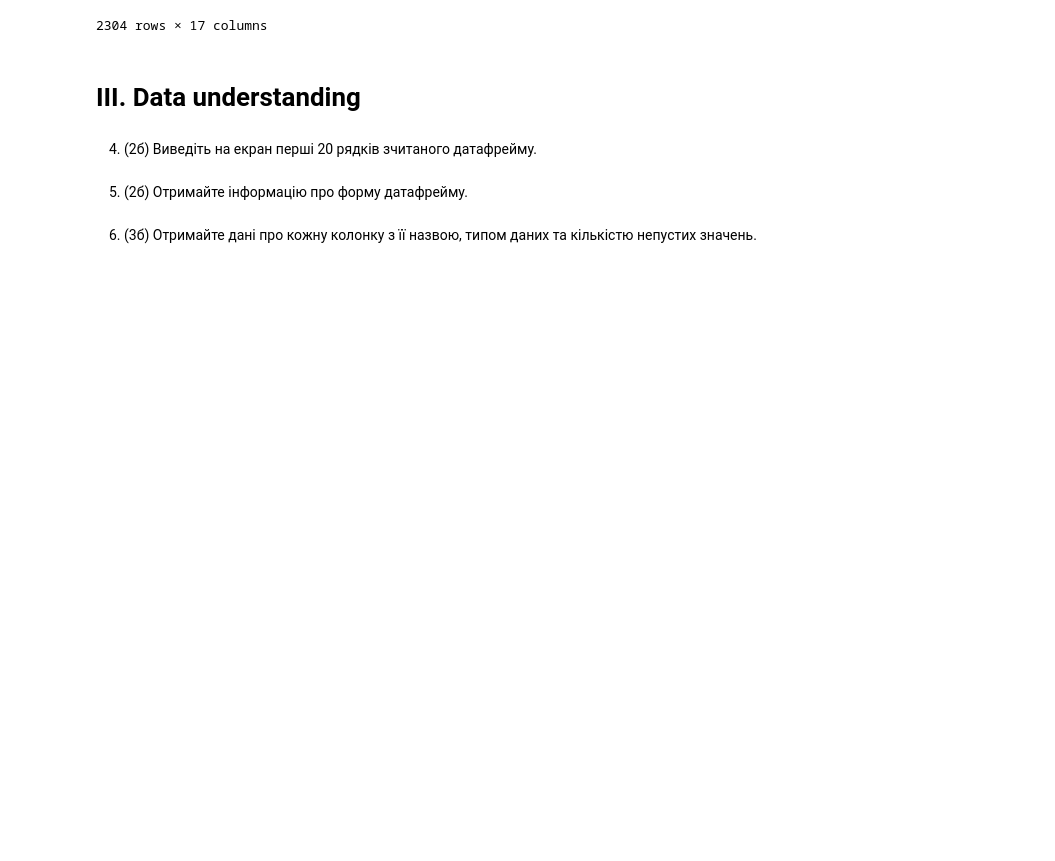
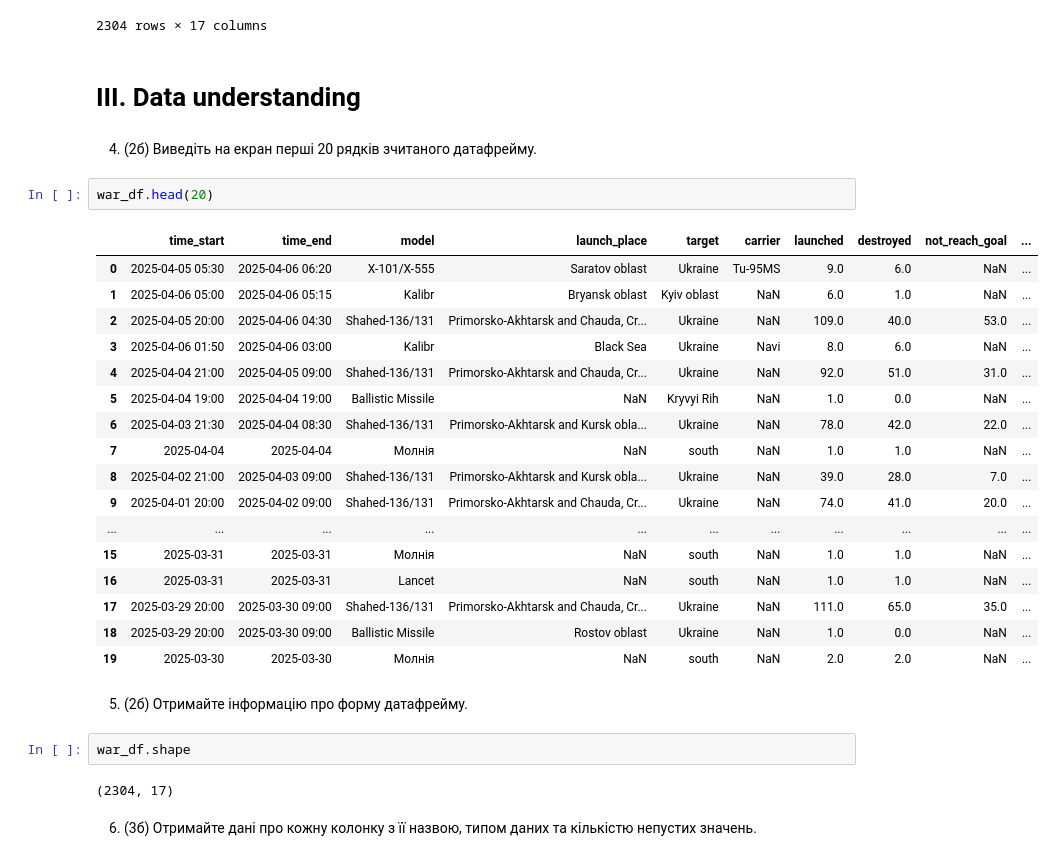
Before and after one commit to MaFiN1337/python-for-big-data-and-data-science, a Jupyter notebook: python_practice_9_2025.ipynb, the cells around one changed output. Cells and saved outputs as stored; diff of their text form; blank space fills up the shorter version.

```diff
--- a/python_practice_9_2025.ipynb
+++ b/python_practice_9_2025.ipynb
@@ -53,7 +53,31 @@ war_df
 # III. Data understanding
 # %% [markdown]
 4. (2б) Виведіть на екран перші 20 рядків зчитаного датафрейму.
+# %%
+war_df.head(20)
+# %% [output]
+|  | time_start | time_end | model | launch_place | target | carrier | launched | destroyed | not_reach_goal | ... |
+| 0 | 2025-04-05 05:30 | 2025-04-06 06:20 | X-101/X-555 | Saratov oblast | Ukraine | Tu-95MS | 9.0 | 6.0 | NaN | ... |
+| 1 | 2025-04-06 05:00 | 2025-04-06 05:15 | Kalibr | Bryansk oblast | Kyiv oblast | NaN | 6.0 | 1.0 | NaN | ... |
+| 2 | 2025-04-05 20:00 | 2025-04-06 04:30 | Shahed-136/131 | Primorsko-Akhtarsk and Chauda, Cr... | Ukraine | NaN | 109.0 | 40.0 | 53.0 | ... |
+| 3 | 2025-04-06 01:50 | 2025-04-06 03:00 | Kalibr | Black Sea | Ukraine | Navi | 8.0 | 6.0 | NaN | ... |
+| 4 | 2025-04-04 21:00 | 2025-04-05 09:00 | Shahed-136/131 | Primorsko-Akhtarsk and Chauda, Cr... | Ukraine | NaN | 92.0 | 51.0 | 31.0 | ... |
+| 5 | 2025-04-04 19:00 | 2025-04-04 19:00 | Ballistic Missile | NaN | Kryvyi Rih | NaN | 1.0 | 0.0 | NaN | ... |
+| 6 | 2025-04-03 21:30 | 2025-04-04 08:30 | Shahed-136/131 | Primorsko-Akhtarsk and Kursk obla... | Ukraine | NaN | 78.0 | 42.0 | 22.0 | ... |
+| 7 | 2025-04-04 | 2025-04-04 | Молнія | NaN | south | NaN | 1.0 | 1.0 | NaN | ... |
+| 8 | 2025-04-02 21:00 | 2025-04-03 09:00 | Shahed-136/131 | Primorsko-Akhtarsk and Kursk obla... | Ukraine | NaN | 39.0 | 28.0 | 7.0 | ... |
+| 9 | 2025-04-01 20:00 | 2025-04-02 09:00 | Shahed-136/131 | Primorsko-Akhtarsk and Chauda, Cr... | Ukraine | NaN | 74.0 | 41.0 | 20.0 | ... |
+| ... | ... | ... | ... | ... | ... | ... | ... | ... | ... | ... |
+| 15 | 2025-03-31 | 2025-03-31 | Молнія | NaN | south | NaN | 1.0 | 1.0 | NaN | ... |
+| 16 | 2025-03-31 | 2025-03-31 | Lancet | NaN | south | NaN | 1.0 | 1.0 | NaN | ... |
+| 17 | 2025-03-29 20:00 | 2025-03-30 09:00 | Shahed-136/131 | Primorsko-Akhtarsk and Chauda, Cr... | Ukraine | NaN | 111.0 | 65.0 | 35.0 | ... |
+| 18 | 2025-03-29 20:00 | 2025-03-30 09:00 | Ballistic Missile | Rostov oblast | Ukraine | NaN | 1.0 | 0.0 | NaN | ... |
+| 19 | 2025-03-30 | 2025-03-30 | Молнія | NaN | south | NaN | 2.0 | 2.0 | NaN | ... |
 # %% [markdown]
 5. (2б) Отримайте інформацію про форму датафрейму.
+# %%
+war_df.shape
+# %% [output]
+(2304, 17)
 # %% [markdown]
 6. (3б) Отримайте дані про кожну колонку з її назвою, типом даних та кількістю непустих значень.
```
Also changed, not shown: parts of 1 cell of this notebook.
